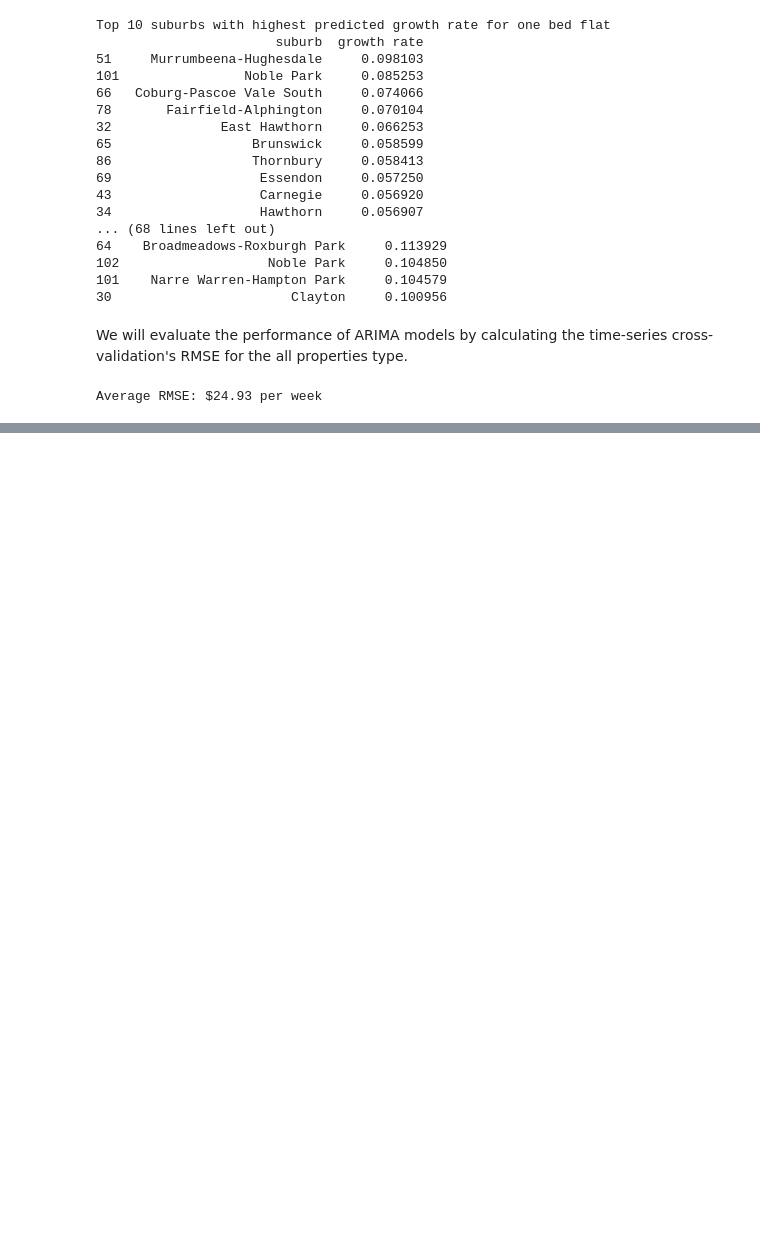
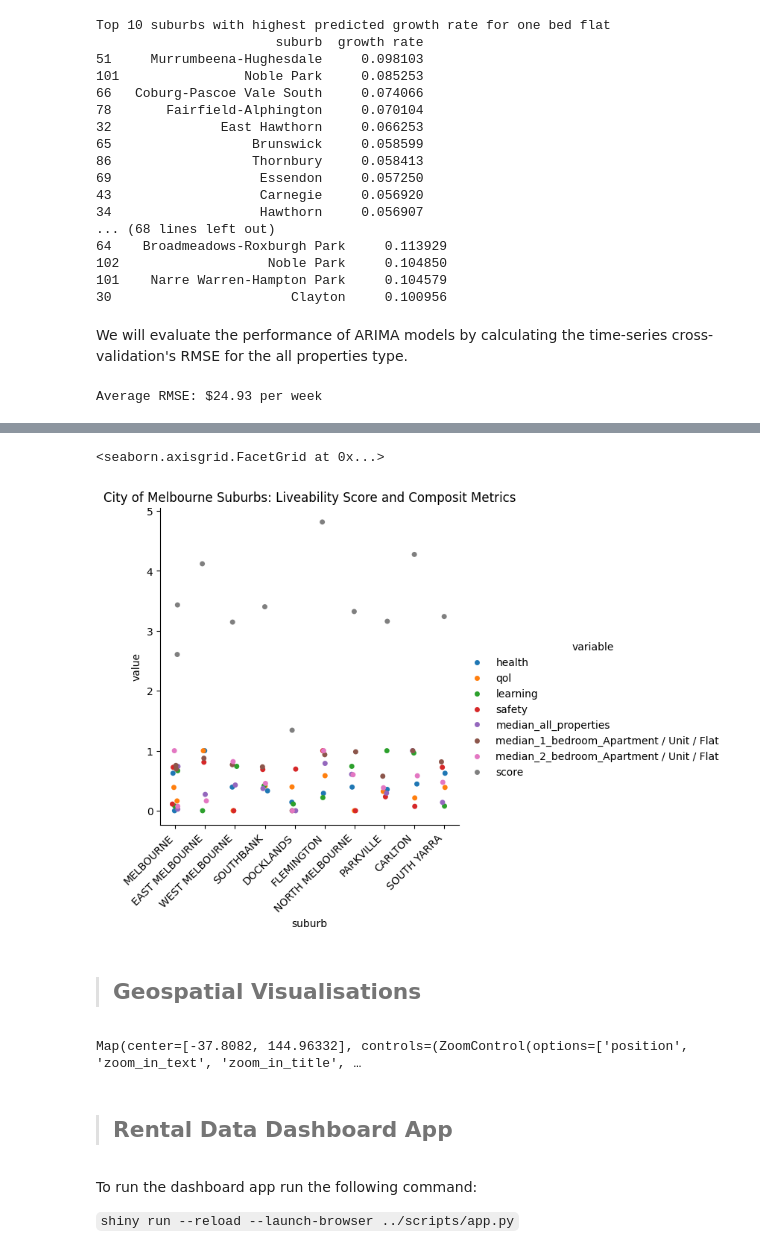
Before and after one commit to MAST30034-AppliedDataScience/project-2-group-real-estate-industry-project-27, a Jupyter notebook: notebooks/summary.ipynb, the cells around one changed output, grey strips where cells are left out. Saved outputs shown, nothing was run; the diff lists cells and outputs as text; code cells hidden in the pictures; blank space fills up the shorter version.

Commit message:
updated some names in app, updated liveability notebook, added Q2 and some geospatial visualisations to Summary notebook

```diff
--- a/notebooks/summary.ipynb
+++ b/notebooks/summary.ipynb
@@ -199,0 +213,3 @@ Average RMSE: $24.93 per week
+# %%
+liveability_df = pd.read_csv("../data/curated/liveability_scores.csv").set_index("postcode")
+liveability_melted_df = liveability_df.reset_index().melt(id_vars=['suburb', 'postcode'])
@@ -199,0 +233,10 @@ Average RMSE: $24.93 per week
+# %%
+# plot liveability scores across surveyed suburbs
+c_plot = sns.catplot(data = liveability_melted_df, x = "suburb", y = "value", hue = "variable")
+c_plot.set_xticklabels(rotation = 45, ha='right')
+c_plot.set(title="City of Melbourne Suburbs: Liveability Score and Composit Metrics")
+# %% [output]
+<seaborn.axisgrid.FacetGrid at 0x...>
+[figure, added]
+# %% [markdown]
+> ## Geospatial Visualisations
@@ -199,0 +277,10 @@ Average RMSE: $24.93 per week
+# %%
+map()
+# %% [output]
+Map(center=[-37.8082, 144.96332], controls=(ZoomControl(options=['position', 'zoom_in_text', 'zoom_in_title', …
+# %% [markdown]
+> ## Rental Data Dashboard App
+# %% [markdown]
+To run the dashboard app run the following command:
+
+`shiny run --reload --launch-browser ../scripts/app.py`
```
Also changed, not shown: parts of 8 cells of this notebook, 2 other files.
